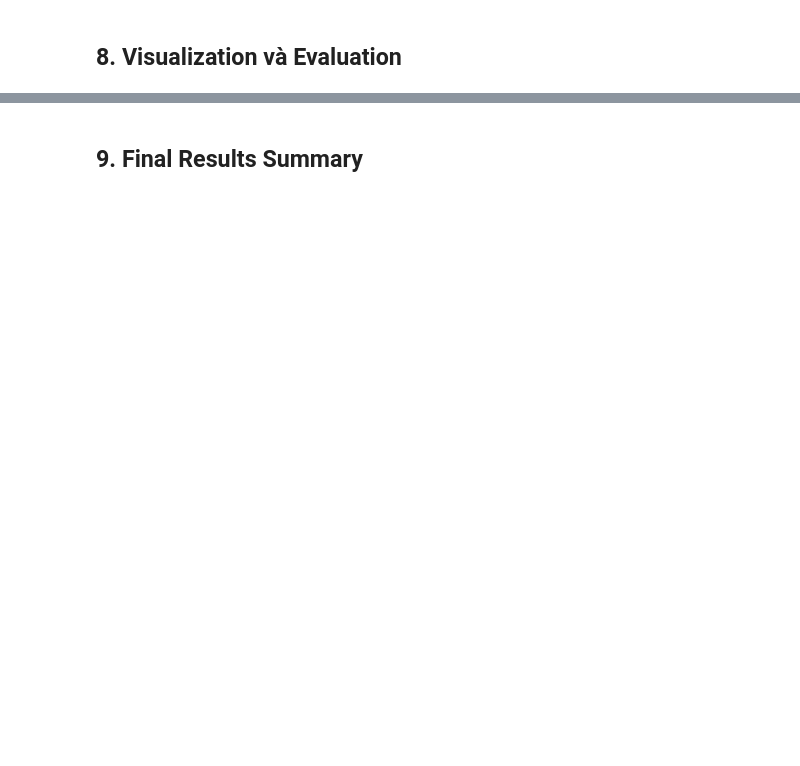
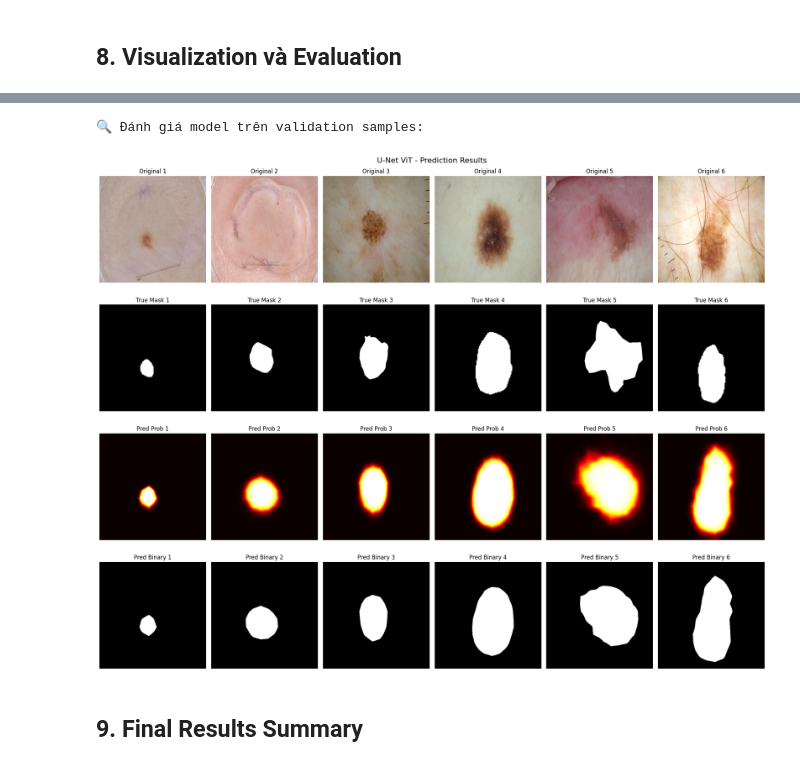
Before and after one commit to blanatole/cv_huit, a Jupyter notebook: 04_train_unet_vit.ipynb, the cells around one changed output, grey strips where cells are left out. Saved outputs shown, nothing was run; the diff lists cells and outputs as text; code cells hidden in the pictures; blank space fills up the shorter version.

```diff
--- a/04_train_unet_vit.ipynb
+++ b/04_train_unet_vit.ipynb
@@ -172,8 +213,10 @@ val_dataset = ISICDataset(
     target_size=(512, 512)
 )
 
-# Create data loaders
-batch_size = 8
+# Create data loaders (EXTREME memory optimization)
+batch_size = 1  # MINIMUM batch size for ViT
+accumulation_steps = 8  # Simulate batch_size=8 with gradient accumulation
+print(f"🔧 Effective batch size: {batch_size * accumulation_steps} (via gradient accumulation)")
 
 train_loader = DataLoader(
     train_dataset,
@@ -607,11 +903,27 @@ def evaluate_model_on_samples(model, val_loader, num_samples=6):
                 img = img * std + mean
                 img = torch.clamp(img, 0, 1)
 
+                # Handle different tensor shapes
+                if masks.dim() == 3:  # [batch, H, W]
+                    true_mask = masks[j].cpu().numpy()
+                else:  # [batch, 1, H, W]
+                    true_mask = masks[j, 0].cpu().numpy()
+
+                # Convert logits to probabilities first
+                outputs_prob = torch.sigmoid(outputs)
+
+                if outputs_prob.dim() == 3:  # [batch, H, W]
+                    pred_mask = outputs_prob[j].cpu().numpy()
+                    pred_binary = (outputs_prob[j] > 0.5).cpu().numpy().astype(np.uint8)
+                else:  # [batch, 1, H, W]
+                    pred_mask = outputs_prob[j, 0].cpu().numpy()
+                    pred_binary = (outputs_prob[j, 0] > 0.5).cpu().numpy().astype(np.uint8)
+
                 samples.append({
                     'image': img.permute(1, 2, 0).numpy(),
-                    'true_mask': masks[j, 0].cpu().numpy(),
-                    'pred_mask': outputs[j, 0].cpu().numpy(),
-                    'pred_binary': (outputs[j, 0] > 0.5).cpu().numpy().astype(np.uint8)
+                    'true_mask': true_mask,
+                    'pred_mask': pred_mask,
+                    'pred_binary': pred_binary
                 })
 
                 if len(samples) >= num_samples:
@@ -621,33 +933,36 @@ def evaluate_model_on_samples(model, val_loader, num_samples=6):
     fig, axes = plt.subplots(4, len(samples), figsize=(20, 16))
 
     for i, sample in enumerate(samples):
         # Original image
         axes[0, i].imshow(sample['image'])
         axes[0, i].set_title(f'Original {i+1}')
         axes[0, i].axis('off')
 
         # True mask
         axes[1, i].imshow(sample['true_mask'], cmap='gray')
         axes[1, i].set_title(f'True Mask {i+1}')
         axes[1, i].axis('off')
 
         # Predicted mask (probability)
         axes[2, i].imshow(sample['pred_mask'], cmap='hot', vmin=0, vmax=1)
         axes[2, i].set_title(f'Pred Prob {i+1}')
         axes[2, i].axis('off')
 
         # Predicted mask (binary)
         axes[3, i].imshow(sample['pred_binary'], cmap='gray')
         axes[3, i].set_title(f'Pred Binary {i+1}')
         axes[3, i].axis('off')
 
     plt.suptitle('U-Net ViT - Prediction Results', fontsize=16)
     plt.tight_layout()
     plt.show()
 
 # Evaluate model on samples
 print("🔍 Đánh giá model trên validation samples:")
 evaluate_model_on_samples(model, val_loader, num_samples=6)
+# %% [output]
+🔍 Đánh giá model trên validation samples:
+[figure, added]
 # %% [markdown]
 ## 9. Final Results Summary
 # %%
```
Also changed, not shown: parts of 13 cells of this notebook, 5 other files.
